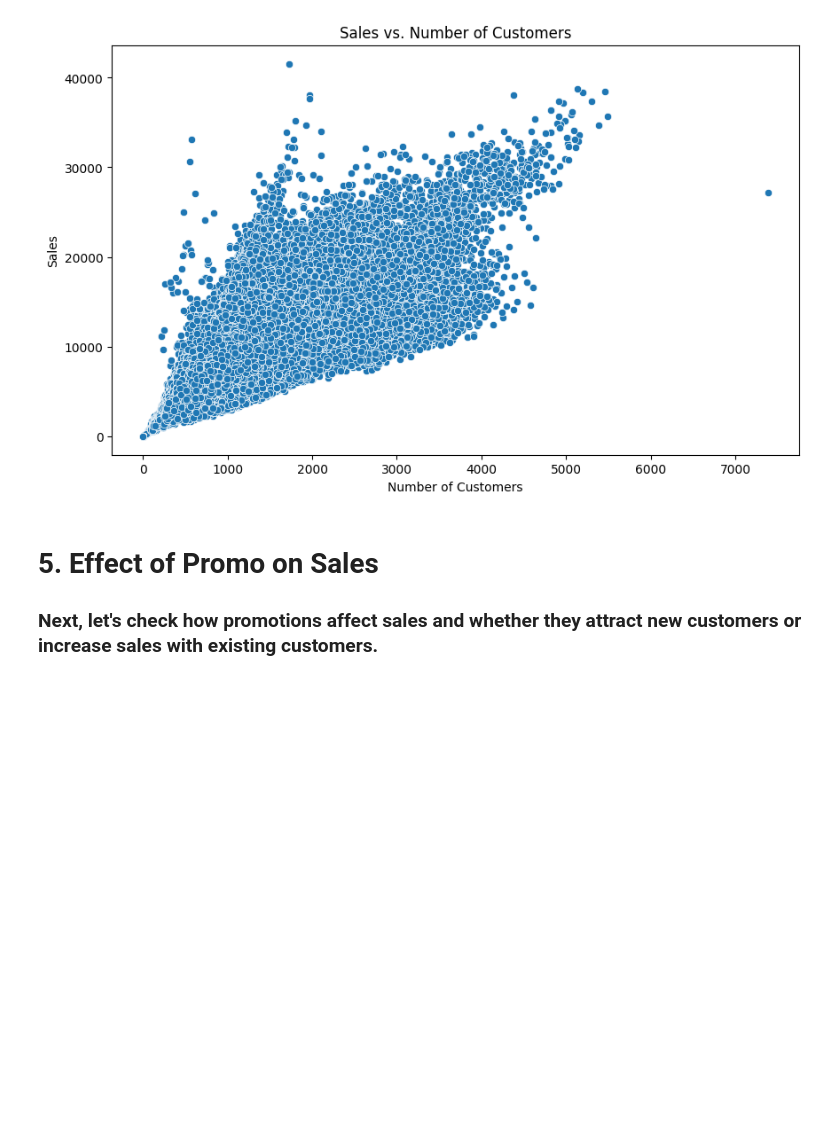
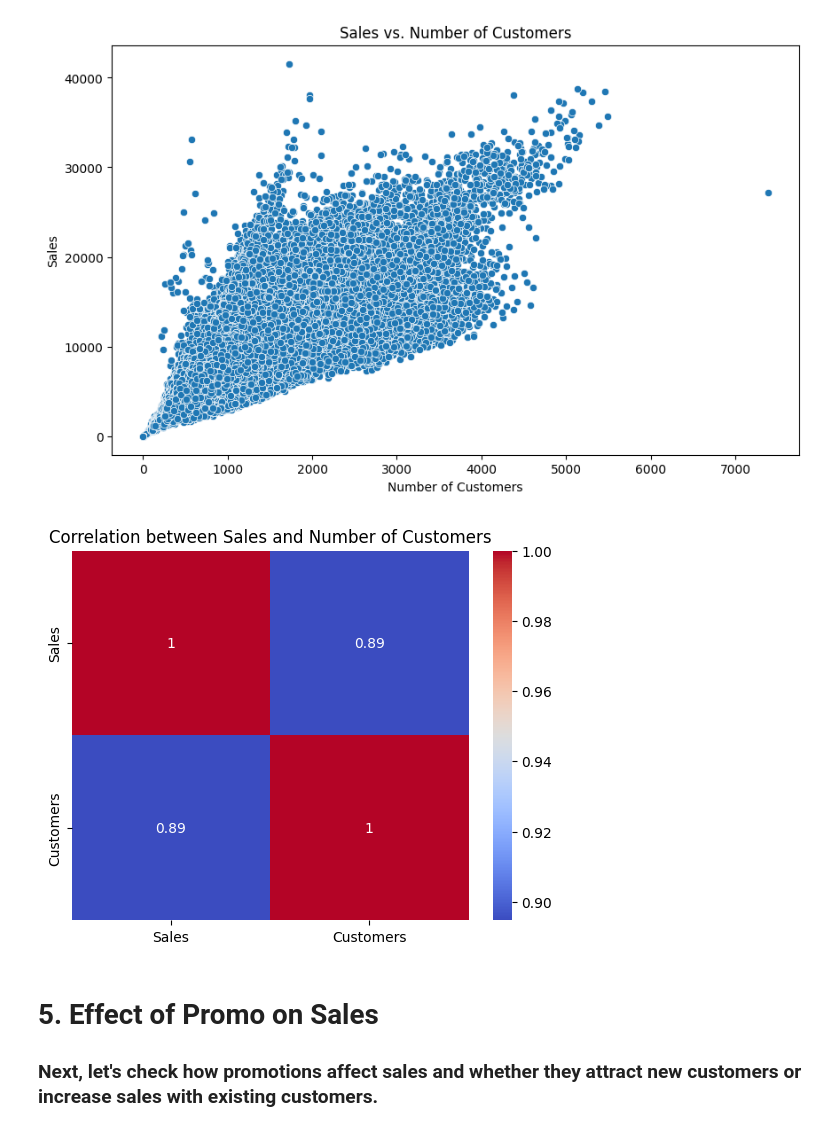
Before and after one commit to Ermi23/Rossmann-Sales-Forecasting-ML, a Jupyter notebook: notebooks/exploration.ipynb, the cells around one changed output. Cells and saved outputs as stored; diff of their text form; code cells hidden in the pictures; blank space fills up the shorter version.

```diff
--- a/notebooks/exploration.ipynb
+++ b/notebooks/exploration.ipynb
@@ -265,6 +266,14 @@ plt.show()
 # %% [output]
 Correlation between Sales and Customers: 0.8947107733017018
 [figure]
+# %%
+logging.info("Analyzing correlation between sales and number of customers...")
+correlation = train_data[['Sales', 'Customers']].corr()
+sns.heatmap(correlation, annot=True, cmap='coolwarm')
+plt.title('Correlation between Sales and Number of Customers')
+plt.show()
+# %% [output]
+[figure, added]
 # %% [markdown]
 # 5. Effect of Promo on Sales
 ### Next, let's check how promotions affect sales and whether they attract new customers or increase sales with existing customers.
```
Also changed, not shown: parts of 17 cells of this notebook, 6 other files.
